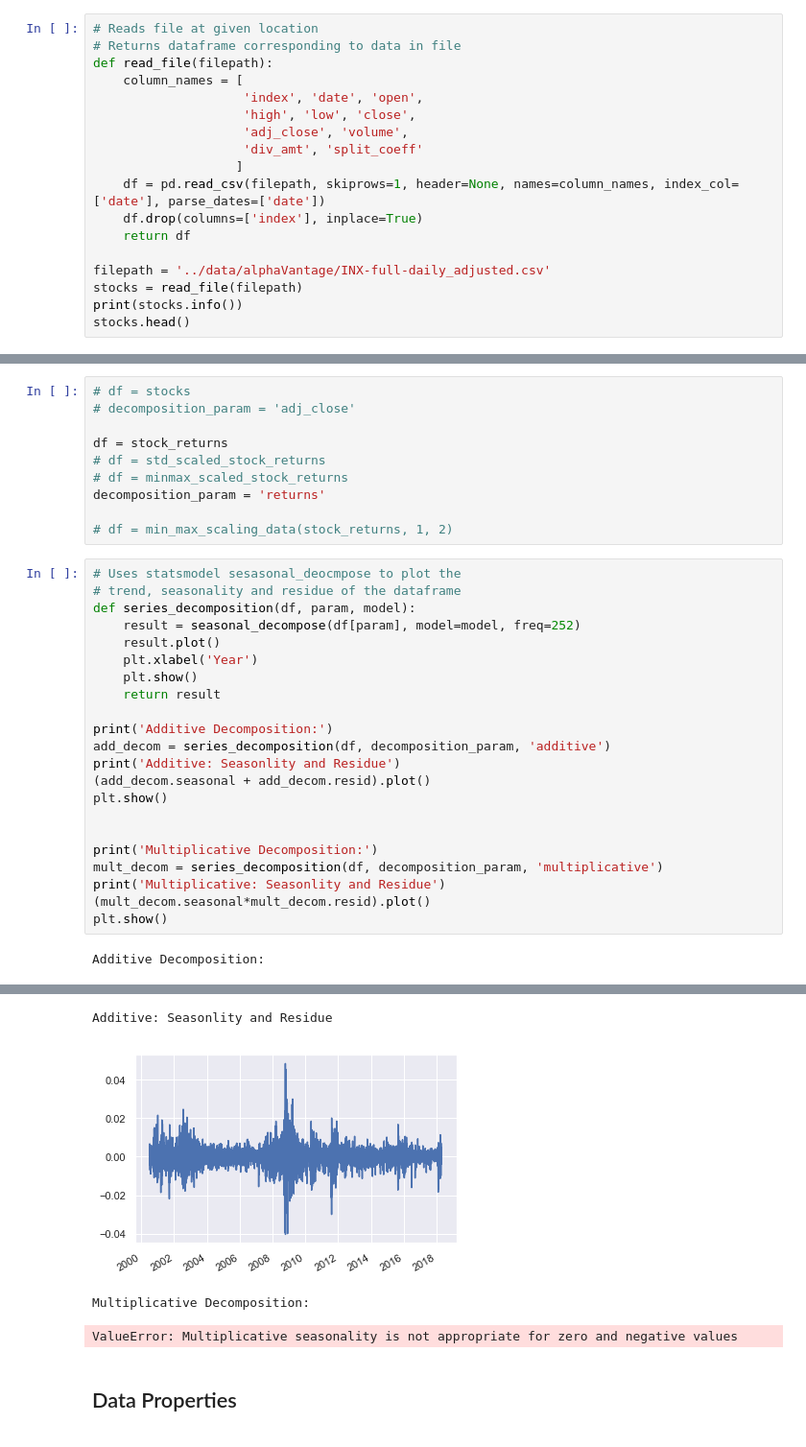
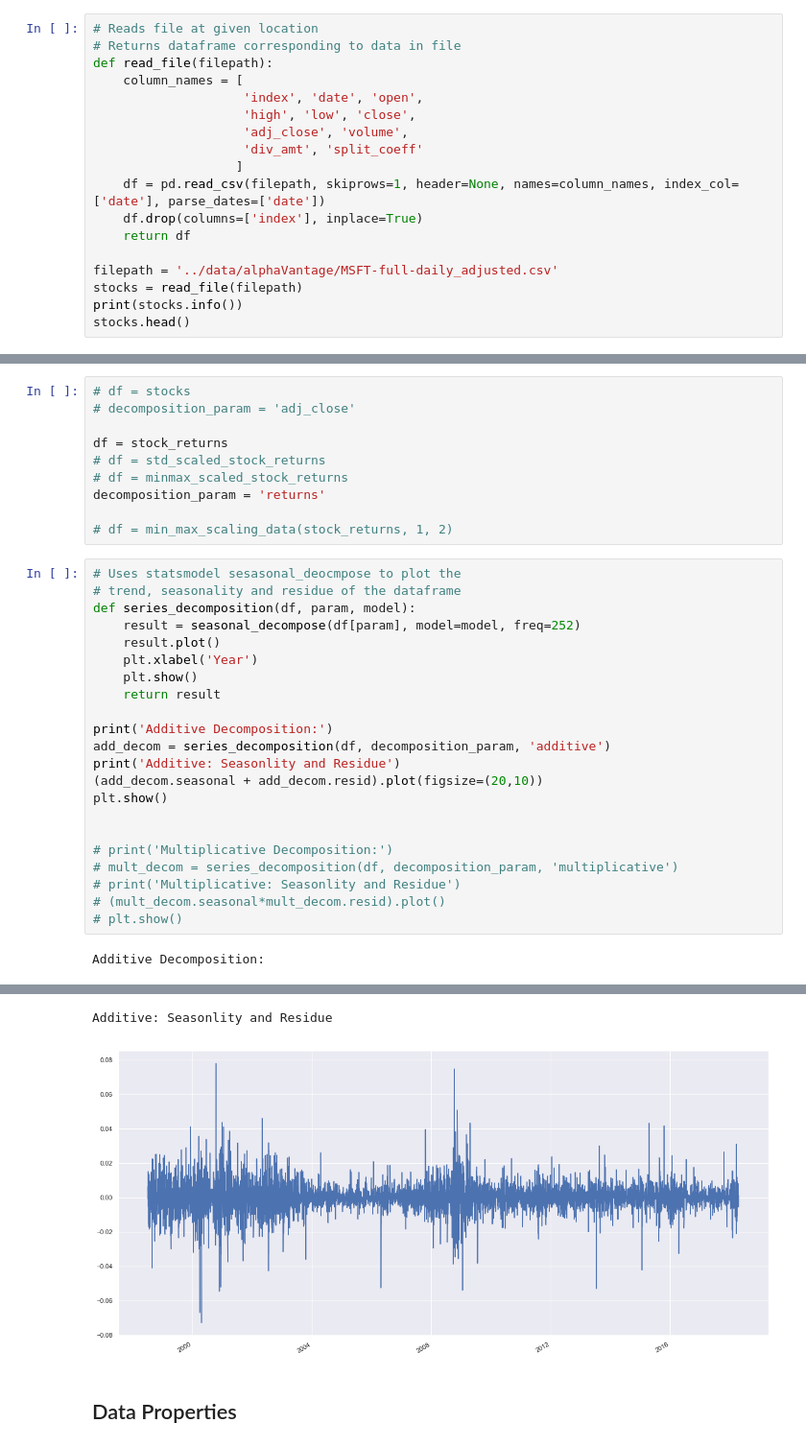
Before and after one commit to Keshav97/Final-Project, a Jupyter notebook: Preprocessing/Preprocessing.ipynb, the cells around one changed output, grey strips where cells are left out. Shown at 96% size. Cells and saved outputs as stored; diff of their text form.

```diff
--- a/Preprocessing/Preprocessing.ipynb
+++ b/Preprocessing/Preprocessing.ipynb
@@ -26,7 +26,7 @@ def read_file(filepath):
     df.drop(columns=['index'], inplace=True)
     return df
 
-filepath = '../data/alphaVantage/INX-full-daily_adjusted.csv'
+filepath = '../data/alphaVantage/MSFT-full-daily_adjusted.csv'
 stocks = read_file(filepath)
 print(stocks.info())
 stocks.head()
@@ -239,14 +239,14 @@ def series_decomposition(df, param, model):
 print('Additive Decomposition:')
 add_decom = series_decomposition(df, decomposition_param, 'additive')
 print('Additive: Seasonlity and Residue')
-(add_decom.seasonal + add_decom.resid).plot()
+(add_decom.seasonal + add_decom.resid).plot(figsize=(20,10))
 plt.show()
 
 
-print('Multiplicative Decomposition:')
-mult_decom = series_decomposition(df, decomposition_param, 'multiplicative')
-print('Multiplicative: Seasonlity and Residue')
-(mult_decom.seasonal*mult_decom.resid).plot()
-plt.show()
+# print('Multiplicative Decomposition:')
+# mult_decom = series_decomposition(df, decomposition_param, 'multiplicative')
+# print('Multiplicative: Seasonlity and Residue')
+# (mult_decom.seasonal*mult_decom.resid).plot()
+# plt.show()
 # %% [output]
 Additive Decomposition:
@@ -254,7 +254,5 @@ Additive Decomposition:
 Additive: Seasonlity and Residue
-[figure, old version]
+[figure, new version]
-Multiplicative Decomposition:
-ValueError: Multiplicative seasonality is not appropriate for zero and negative values
 # %% [markdown]
 ## Data Properties
 # %% [markdown]
```
Also changed, not shown: parts of 15 cells of this notebook, 2 other files.
